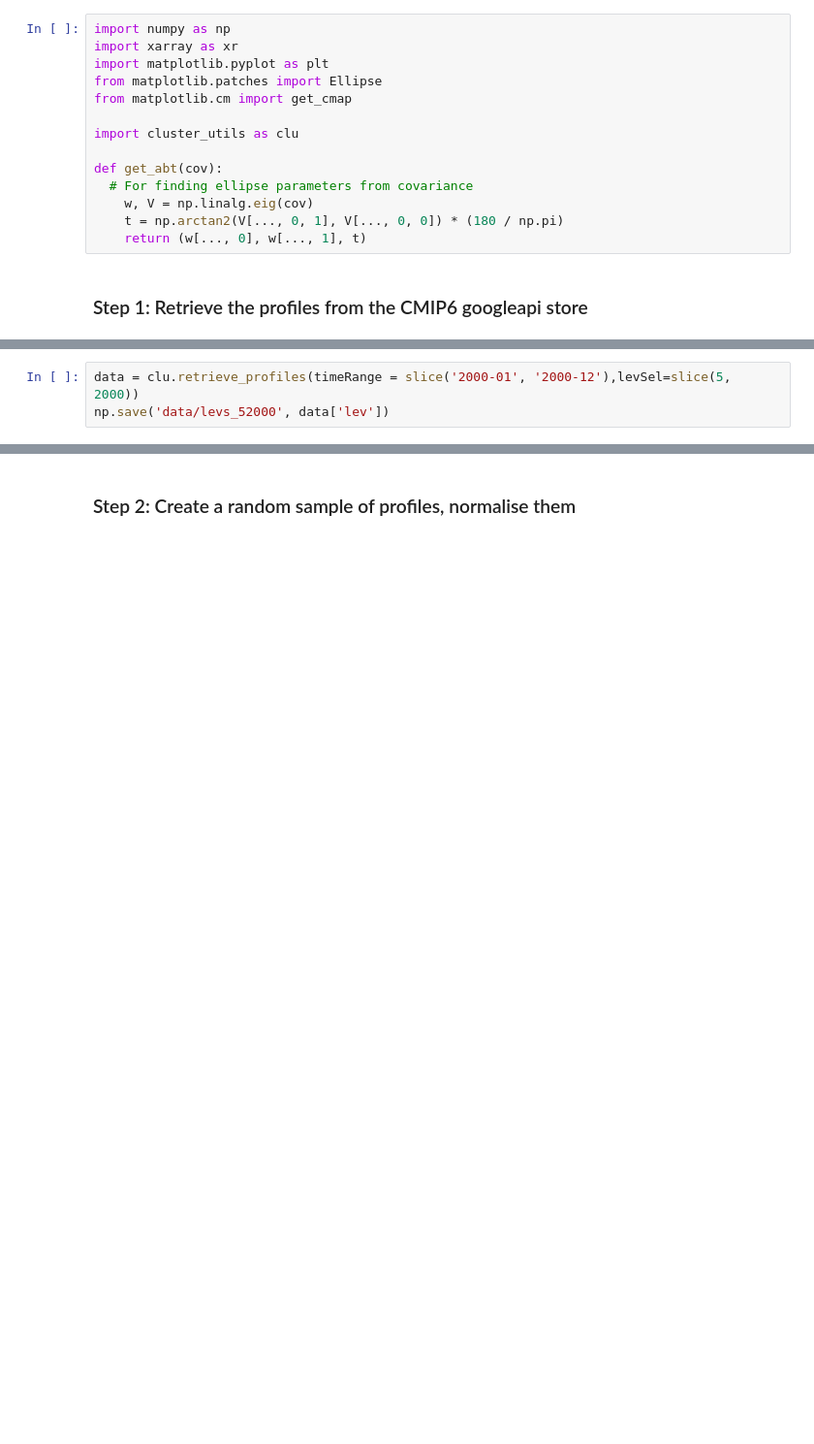
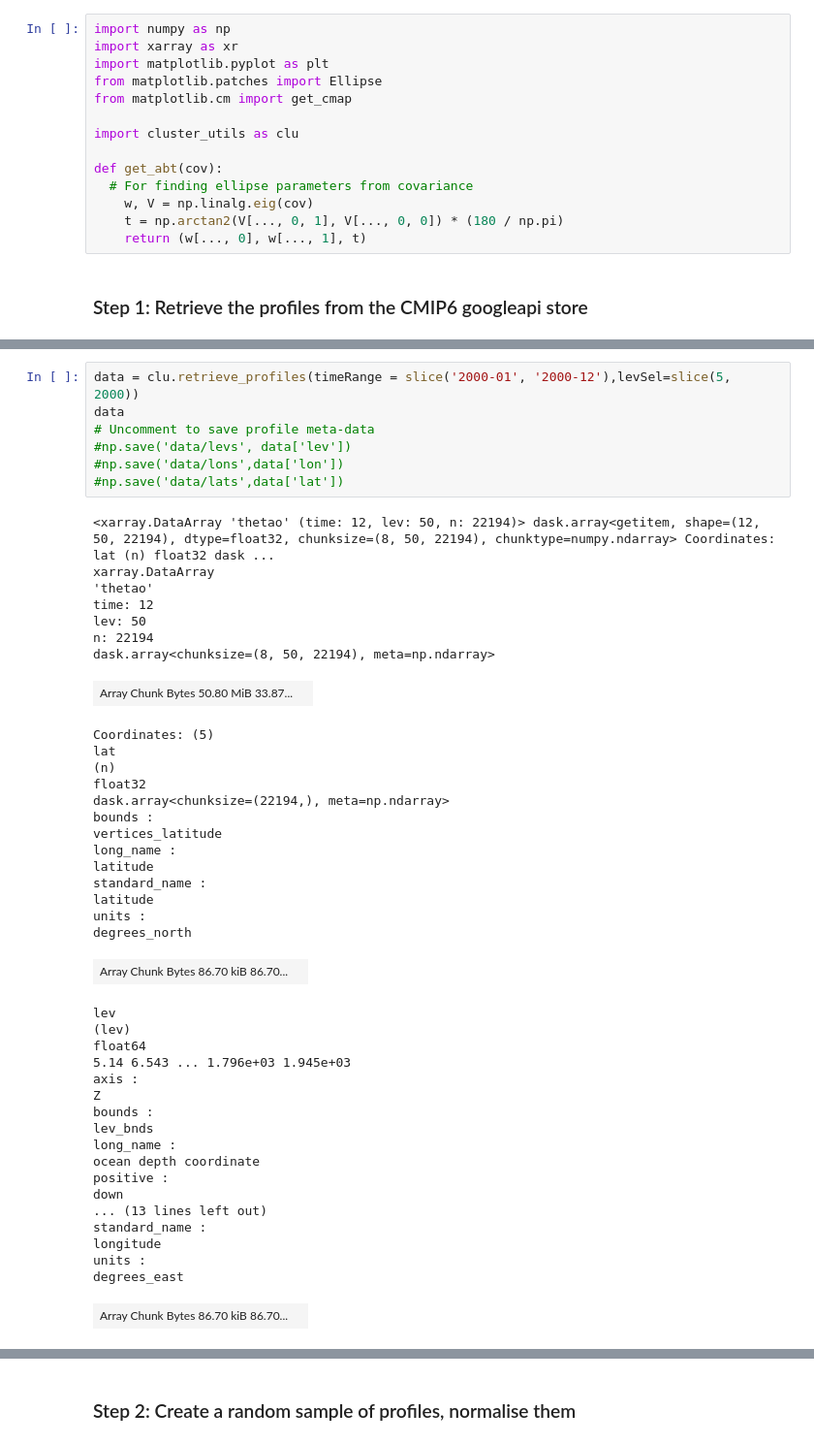
Before and after one commit to emmomp/OceanClusteringMethods, a Jupyter notebook: Figure_ClassificationDemo.ipynb, the cells around one changed output, grey strips where cells are left out. Shown: that part at 97% size. Saved outputs shown, nothing was run; the diff lists cells and outputs as text; blank space fills up the shorter version.

```diff
--- a/Figure_ClassificationDemo.ipynb
+++ b/Figure_ClassificationDemo.ipynb
@@ -91,3 +26,48 @@ degC
 # %%
 data = clu.retrieve_profiles(timeRange = slice('2000-01', '2000-12'),levSel=slice(5, 2000))
-np.save('data/levs_52000', data['lev'])
+data
+# Uncomment to save profile meta-data
+#np.save('data/levs', data['lev'])
+#np.save('data/lons',data['lon'])
+#np.save('data/lats',data['lat'])
+# %% [output]
+<xarray.DataArray 'thetao' (time: 12, lev: 50, n: 22194)> dask.array<getitem, shape=(12, 50, 22194), dtype=float32, chunksize=(8, 50, 22194), chunktype=numpy.ndarray> Coordinates: lat (n) float32 dask ...
+xarray.DataArray
+'thetao'
+time: 12
+lev: 50
+n: 22194
+dask.array<chunksize=(8, 50, 22194), meta=np.ndarray>
+| Array Chunk Bytes 50.80 MiB 33.87... |  |
+Coordinates: (5)
+lat
+(n)
+float32
+dask.array<chunksize=(22194,), meta=np.ndarray>
+bounds :
+vertices_latitude
+long_name :
+latitude
+standard_name :
+latitude
+units :
+degrees_north
+| Array Chunk Bytes 86.70 kiB 86.70... |  |
+lev
+(lev)
+float64
+5.14 6.543 ... 1.796e+03 1.945e+03
+axis :
+Z
+bounds :
+lev_bnds
+long_name :
+ocean depth coordinate
+positive :
+down
+... (13 lines left out)
+standard_name :
+longitude
+units :
+degrees_east
+| Array Chunk Bytes 86.70 kiB 86.70... |  |
```
Also changed, not shown: parts of 3 cells of this notebook, 10 other files.
